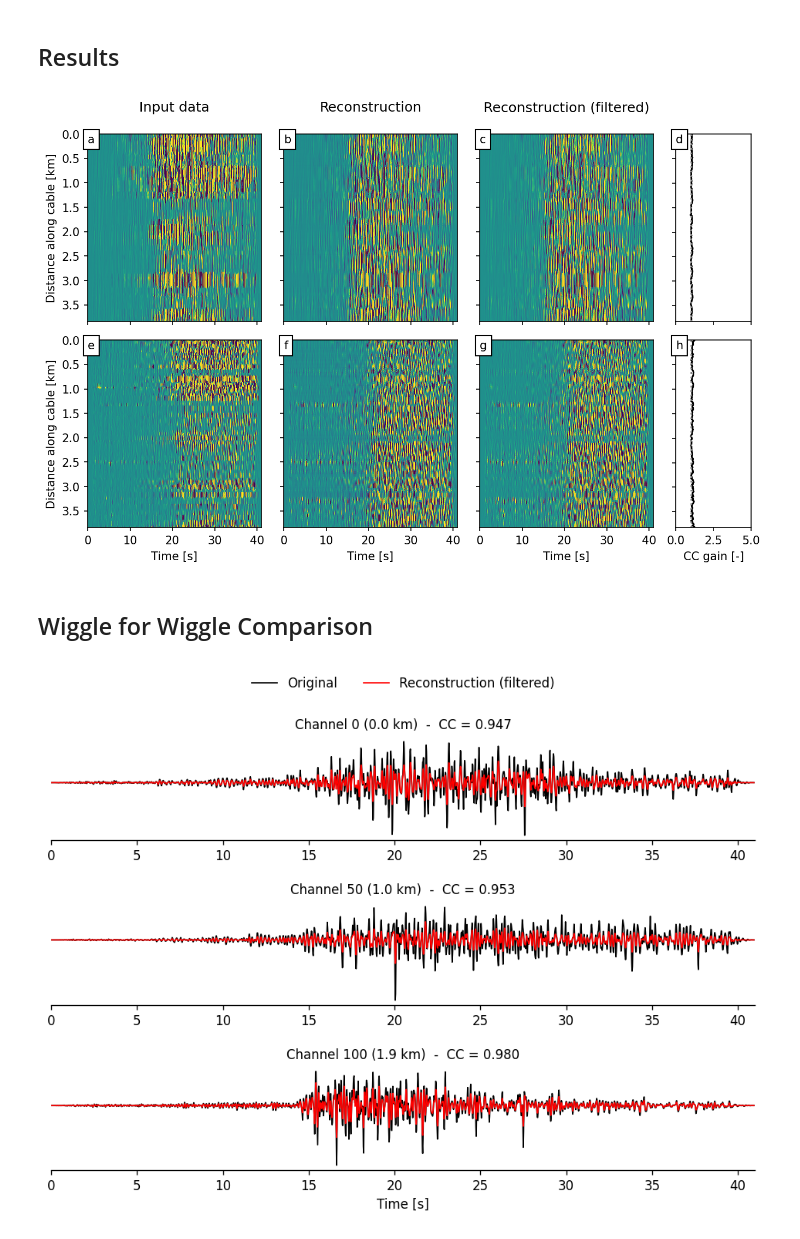
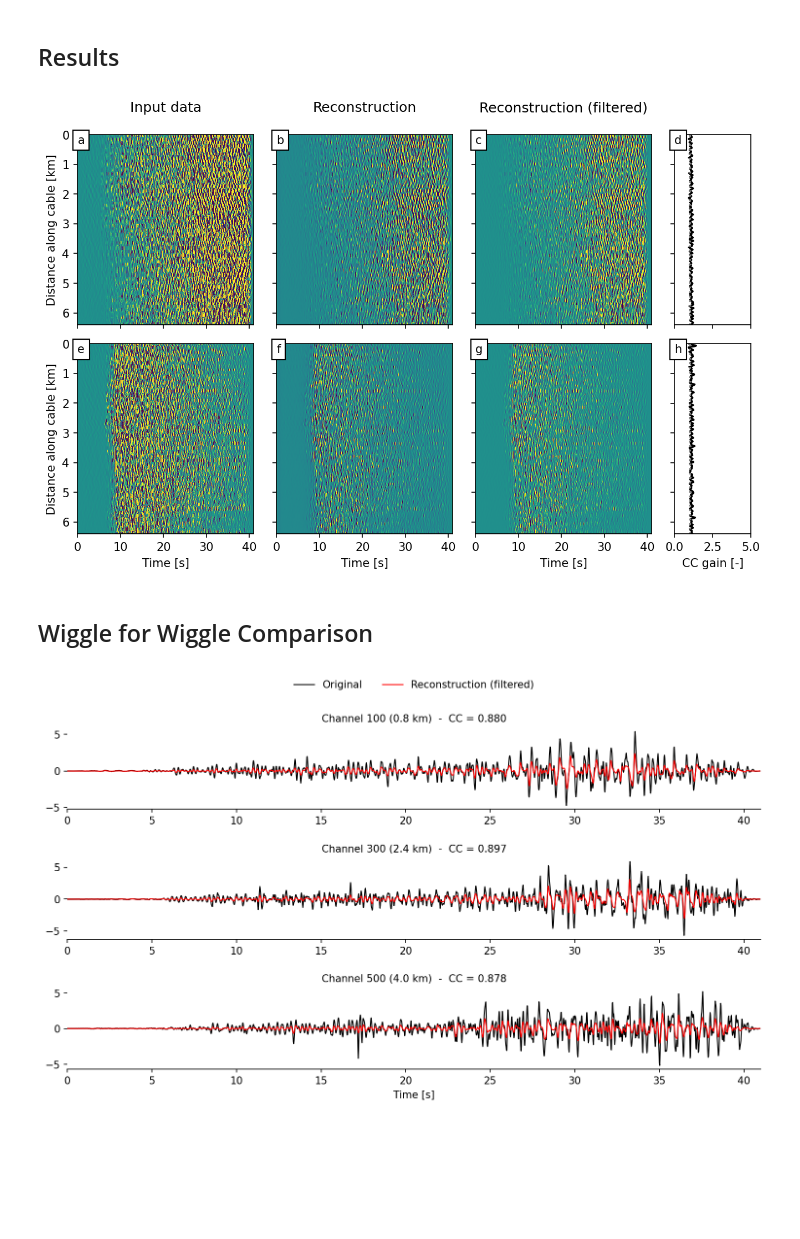
Before and after one commit to maniatisni/iDAS-self-supervised-denoising, a Jupyter notebook: testing-DAS-santorini.ipynb, the cells around one changed output. Drawn from its saved outputs; the diff is of its cells as text; code cells hidden in the pictures; blank space fills up the shorter version.

```diff
--- a/testing-DAS-santorini.ipynb
+++ b/testing-DAS-santorini.ipynb
@@ -15,9 +15,10 @@ hidden_layers = 4
 ## Load Trained Model
 # %%
 criterion = nn.MSELoss()
-model_name = "DAS-2"
+model_name = "DAS-1"
 model = DenoisingUNet(input_bands=1, output_classes=1, hidden_channels=hidden_layers)
-state = torch.load(f'../data/runs/synthetic-run/DAS-SANTORINI-runs/{model_name}.pth')
+# state = torch.load(f'../data/runs/synthetic-run/DAS-SANTORINI-runs/{model_name}.pth')
+state = torch.load(f'../data/runs/synthetic-run/DAS-SANTORINI-runs/checkpoints/checkpoint-6.pth')
 model.load_state_dict(state['model_state_dict'])
 model.eval();
 # %%
@@ -79,17 +76,30 @@ def j_reconstruct(model, data, N_sub=11):
 # %% [markdown]
 ## Load Data:
 # %%
-val_path = "../data/santorini-DAS/validation"
+val_path = "../data/santorini-DAS/train"
 val_files = glob(os.path.join(val_path, '*.npy'))
 # %% [markdown]
 ## Results
 # %%
-event_high = 7
-event_low = 15
-data_high = np.load(val_files[event_high])
-data_low = np.load(val_files[event_low])
-Nch, Nt = data_high.shape
-gauge = 19.2
+event_high = 13
+event_low = 1
+high = np.load(val_files[event_high])
+low = np.load(val_files[event_low])
+Nch, Nt = high.shape
+data_high = np.zeros_like(high)
+data_low = np.zeros_like(low)
+t_slice = slice(Nt//4, 3*Nt//4)
+
+
+# Loop over data and normalise
+for i, wv in enumerate(high):
+    data_high[i] = wv / wv[t_slice].std()
+
+# Loop over data and normalise
+for i, wv in enumerate(low):
+    data_low[i] = wv / wv[t_slice].std()
+
+gauge = 8.
 dist = np.arange(Nch) * gauge * 1e-3
 
 imshow_params = {
@@ -200,12 +210,12 @@ plt.subplots_adjust(top=0.9, bottom=0.1, left=0.07, right=0.97, hspace=0.1, wspa
 # plt.savefig("figures/HCMR_data.pdf")
 plt.show()
 # %% [output]
-[figure, old version]
+[figure, new version]
 # %% [markdown]
 ## Wiggle for Wiggle Comparison
 # %%
 # Selection of channels
-selection = (0, 50, 100)
+selection = (100, 300, 500)
 # Define time window
 tmin = 0
 tcor = 25
@@ -217,34 +227,34 @@ end = np.argmin(np.abs(t-tmax))
 t_slice = slice(start, end)
 
 # Draw canvas
-fig, axes = plt.subplots(nrows=3, figsize=(8, 6),dpi=120)
+fig, axes = plt.subplots(nrows=3, figsize=(10, 6),dpi=150)
 
 # Loop over selected channels
 for i, n in enumerate(selection):
     ax = axes[i]
 
     # Compute CC
     CC = pearsonr(eval_sample_high[n,t_slice], reco_high_filtered[n,t_slice])[0]
 
     # Plot wiggles
     ax.plot(t, eval_sample_high[n], "k", lw=1.0, label="Original")
     ax.plot(t, reco_high_filtered[n], "r", lw=1.0, label="Reconstruction (filtered)")
     ax.set_xlim((tmin, tmax))
-    ax.set_yticks([])
+    # ax.set_yticks([])
 
     # Indicate channel and CC
     ax.set_title("Channel %d (%.1f km)  -  CC = %.3f" % (n, n * gauge * 1e-3, CC), fontsize=10)
     for spine in ("top", "left", "right"):
         ax.spines[spine].set_visible(False)
 
 # Add x-axis label
 ax.set_xlabel("Time [s]")
 
 # Add legend
 axes[0].legend(ncol=2, loc="upper center", bbox_to_anchor=(0.5, 1.7), frameon=False)
 
 # Adjust subplots
 plt.subplots_adjust(top=0.87, bottom=0.09, left=0.02, right=0.97, hspace=0.6)
 plt.show()
 # %% [output]
-[figure, old version]
+[figure, new version]
```
Also changed, not shown: parts of 1 cell of this notebook, 1 other file.
